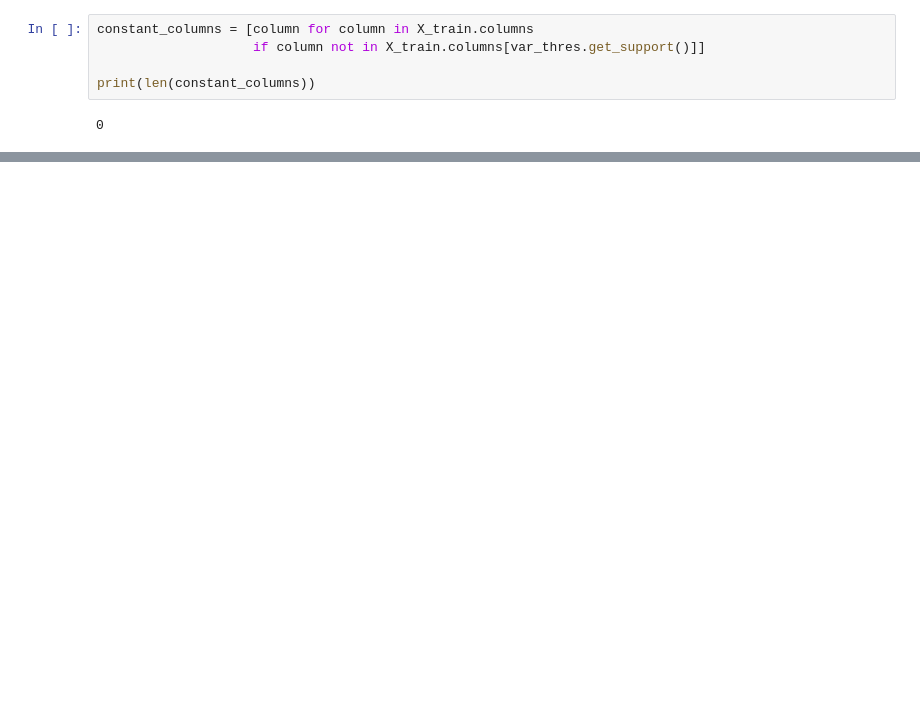
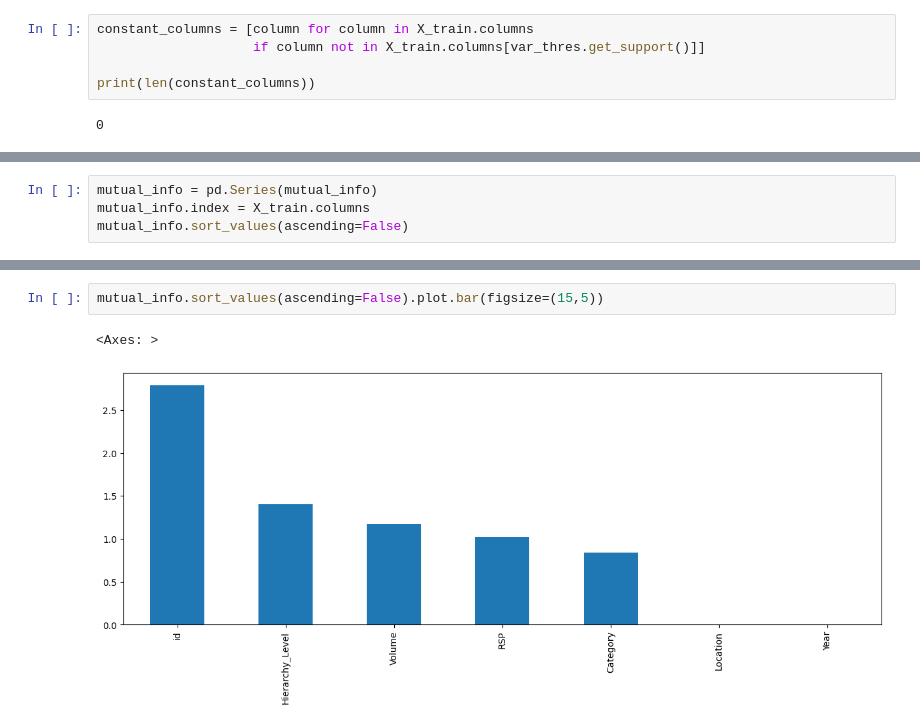
Before and after one commit to Mourad-Amj/Dragonyte_project_Team1, a Jupyter notebook: Dastans_notebook.ipynb, the cells around one changed output, grey strips where cells are left out. Saved outputs shown, nothing was run; the diff lists cells and outputs as text; blank space fills up the shorter version.

```diff
--- a/Dastans_notebook.ipynb
+++ b/Dastans_notebook.ipynb
@@ -210,0 +259,4 @@ print(len(constant_columns))
+# %%
+mutual_info = pd.Series(mutual_info)
+mutual_info.index = X_train.columns
+mutual_info.sort_values(ascending=False)
@@ -210,0 +272,5 @@ print(len(constant_columns))
+# %%
+mutual_info.sort_values(ascending=False).plot.bar(figsize=(15,5))
+# %% [output]
+<Axes: >
+[figure, added]
```
Also changed, not shown: parts of 15 cells of this notebook.
